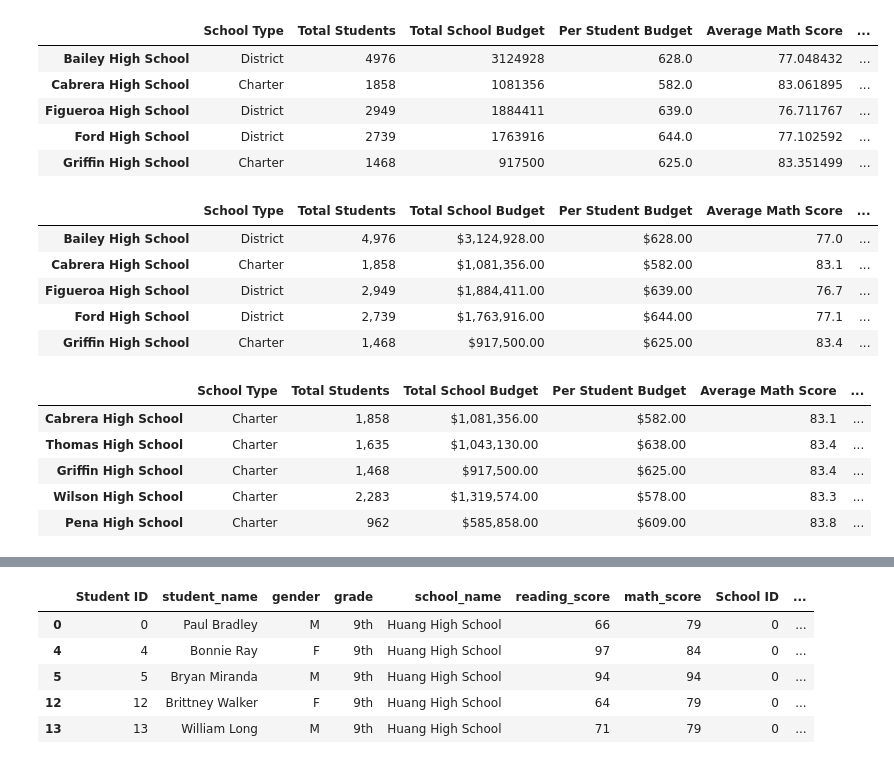
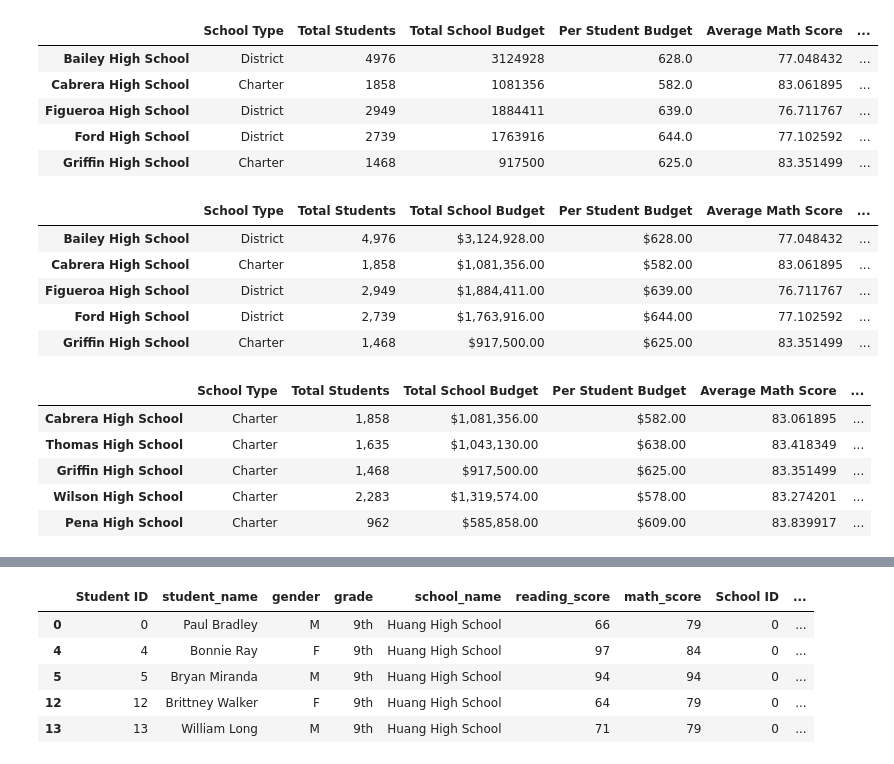
Before and after one commit to patricialan/school-district, a Jupyter notebook: PyCitySchools.ipynb, the cells around one changed output, grey strips where cells are left out. Saved outputs shown, nothing was run; the diff lists cells and outputs as text; code cells hidden in the pictures.

```diff
--- a/PyCitySchools.ipynb
+++ b/PyCitySchools.ipynb
@@ -656,39 +656,31 @@ per_school_summary_df.head()
 # %%
 # format columns
 per_school_summary_df["Total Students"] = per_school_summary_df["Total Students"].map("{:,}".format)
 
 per_school_summary_df["Total School Budget"] = per_school_summary_df["Total School Budget"].map("${:,.2f}".format)
 
 per_school_summary_df["Per Student Budget"] = per_school_summary_df["Per Student Budget"].map("${:.2f}".format)
 
-per_school_summary_df["Average Math Score"] = per_school_summary_df["Average Math Score"].map("{:.1f}".format)
-
-per_school_summary_df["Average Reading Score"] = per_school_summary_df["Average Reading Score"].map("{:.1f}".format)
-
-per_school_summary_df["% Passing Math"] = per_school_summary_df["% Passing Math"].map("{:.0f}".format)
-
-per_school_summary_df["% Passing Reading"] = per_school_summary_df["% Passing Reading"].map("{:.0f}".format)
-
 # display dataframe
 per_school_summary_df.head()
 # %% [output]
 |  | School Type | Total Students | Total School Budget | Per Student Budget | Average Math Score | ... |
-| Bailey High School | District | 4,976 | $3,124,928.00 | $628.00 | 77.0 | ... |
-| Cabrera High School | Charter | 1,858 | $1,081,356.00 | $582.00 | 83.1 | ... |
-| Figueroa High School | District | 2,949 | $1,884,411.00 | $639.00 | 76.7 | ... |
-| Ford High School | District | 2,739 | $1,763,916.00 | $644.00 | 77.1 | ... |
-| Griffin High School | Charter | 1,468 | $917,500.00 | $625.00 | 83.4 | ... |
+| Bailey High School | District | 4,976 | $3,124,928.00 | $628.00 | 77.048432 | ... |
+| Cabrera High School | Charter | 1,858 | $1,081,356.00 | $582.00 | 83.061895 | ... |
+| Figueroa High School | District | 2,949 | $1,884,411.00 | $639.00 | 76.711767 | ... |
+| Ford High School | District | 2,739 | $1,763,916.00 | $644.00 | 77.102592 | ... |
+| Griffin High School | Charter | 1,468 | $917,500.00 | $625.00 | 83.351499 | ... |
 # %%
 # sort and show top five schools
 top_schools = per_school_summary_df.sort_values(["% Overall Passing"], ascending=False)
 top_schools.head()
 # %% [output]
 |  | School Type | Total Students | Total School Budget | Per Student Budget | Average Math Score | ... |
-| Cabrera High School | Charter | 1,858 | $1,081,356.00 | $582.00 | 83.1 | ... |
-| Thomas High School | Charter | 1,635 | $1,043,130.00 | $638.00 | 83.4 | ... |
-| Griffin High School | Charter | 1,468 | $917,500.00 | $625.00 | 83.4 | ... |
-| Wilson High School | Charter | 2,283 | $1,319,574.00 | $578.00 | 83.3 | ... |
-| Pena High School | Charter | 962 | $585,858.00 | $609.00 | 83.8 | ... |
+| Cabrera High School | Charter | 1,858 | $1,081,356.00 | $582.00 | 83.061895 | ... |
+| Thomas High School | Charter | 1,635 | $1,043,130.00 | $638.00 | 83.418349 | ... |
+| Griffin High School | Charter | 1,468 | $917,500.00 | $625.00 | 83.351499 | ... |
+| Wilson High School | Charter | 2,283 | $1,319,574.00 | $578.00 | 83.274201 | ... |
+| Pena High School | Charter | 962 | $585,858.00 | $609.00 | 83.839917 | ... |
 # %%
 # sort and show bottom five schools
 bottom_schools = per_school_summary_df.sort_values(["% Overall Passing"], ascending=True)
```
Also changed, not shown: parts of 7 cells of this notebook.
